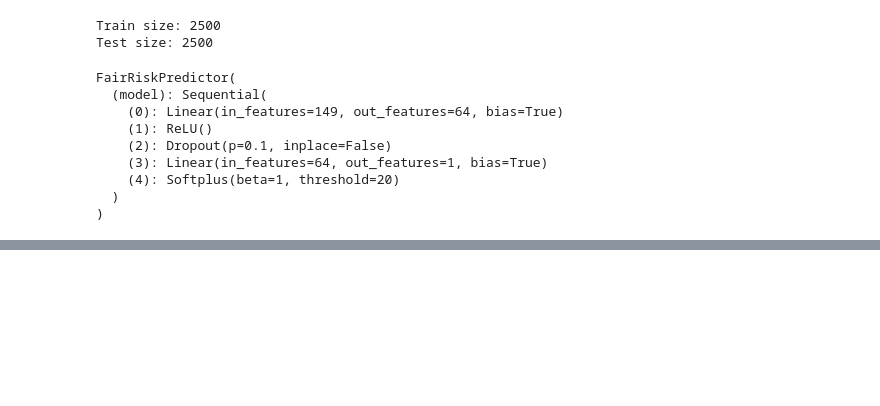
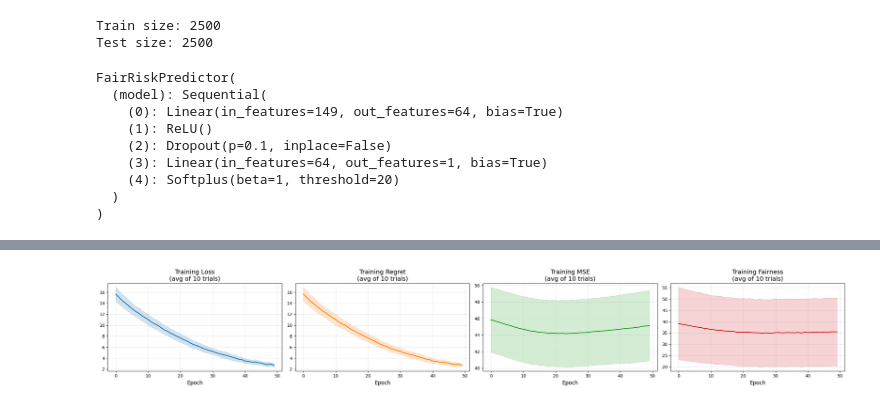
Before and after one commit to DennisWang2488/Fairness-Decision-Focused-Loss, a Jupyter notebook: FDFL/FDFL-temp-fold-opt.ipynb, the cells around one changed output, grey strips where cells are left out. Saved outputs shown, nothing was run; the diff lists cells and outputs as text; code cells hidden in the pictures; blank space fills up the shorter version.

Commit message:
visuals change

```diff
--- a/FDFL/FDFL-temp-fold-opt.ipynb
+++ b/FDFL/FDFL-temp-fold-opt.ipynb
@@ -49,7 +49,7 @@ cpu
 Running with simpler model
 Alpha = 0.5, 1.5, 2, 3
 # %%
-alpha, Q = 2, 1000
+alpha, Q = 0.5, 1000
 # %%
 df = pd.read_csv('data/data.csv')
 # fix random seed for reproducibility
@@ -260,10 +260,17 @@ def trainFairModelFoldOpt(
 
         # run it (we need a 2-d input for the layer)
         d_pred = fold_layer(pred_risk.unsqueeze(0)).squeeze(0)  # (n,)
+        # d_pred = proj_budget(d_pred, cost, Q, max_iter=500).clamp(min=0.)
+
+        # used = cost.to(d_pred.device) @ d_pred
+        # if used > Q + 1e-6:
+        #     print(f"[WARN] budget overshoot: {used - Q:.2e}")
+        # assert used <= Q + 1e-6
 
         # --- compute regret loss via alpha‐fairness ---
         u_pred    = d_pred * risk * gainF               # (n,)
-        pred_obj  = alpha_fair(u_pred.unsqueeze(0), alpha)   # (1,)
+        pred_obj  = alpha_fair(u_pred.unsqueeze(0), alpha)       # scalar
+
         regret_l1 = (opt_obj - pred_obj) / (opt_obj.abs() + 1e-7)  # (1,)
 
         # --- fairness penalty: difference in MSE across race groups ---
@@ -273,6 +280,7 @@ def trainFairModelFoldOpt(
 
         # --- total loss & backward ---
         loss = regret_l1 + lambda_fairness * fair_reg
+        loss.to(device)  # move to device
         optimizer.zero_grad()
         loss.backward()
         optimizer.step()
@@ -287,7 +295,8 @@ def trainFairModelFoldOpt(
         logs["train_regret"].append(regret_l1.item())
 
         # (optional) print progress
-        print(f"Epoch {epoch:2d} | Loss={loss.item():.4f} | MSE={mse_train.item():.4f} | Fair={fair_reg.item():.4f} | Regret={regret_l1.item():.4f} | {time.time()-t0:.1f}s")
+        if epoch % 1 == 0:
+            print(f"Epoch {epoch:2d} | Loss={loss.item():.4f} | MSE={mse_train.item():.4f} | Fair={fair_reg.item():.4f} | Regret={regret_l1.item():.4f} | {time.time()-t0:.1f}s")
 
     predmodel.eval()
     return logs
@@ -293,0 +435,18 @@ def trainFairModelFoldOpt(
+# %%
+results_2 = run_multiple_trials_foldopt(
+    feats, gainF, risk, cost, df,
+    optmodel=solve_closed_form,
+    n_trials=10,
+    test_size=0.5,
+    lambda_fairness=0,
+    num_epochs=50,
+    lr_pred=1e-3,
+    weight_decay=1e-4,
+    pgd_lr=1e-2,
+    n_fixedpt=200,
+    backprop_rule="GMRES",
+    alpha=2,
+    Q=1000,
+    device="cpu"
+)
+# %% [output]
@@ -293,0 +470 @@ def trainFairModelFoldOpt(
+[figure, added]
```
Also changed, not shown: parts of 12 cells of this notebook, 1 other file.
